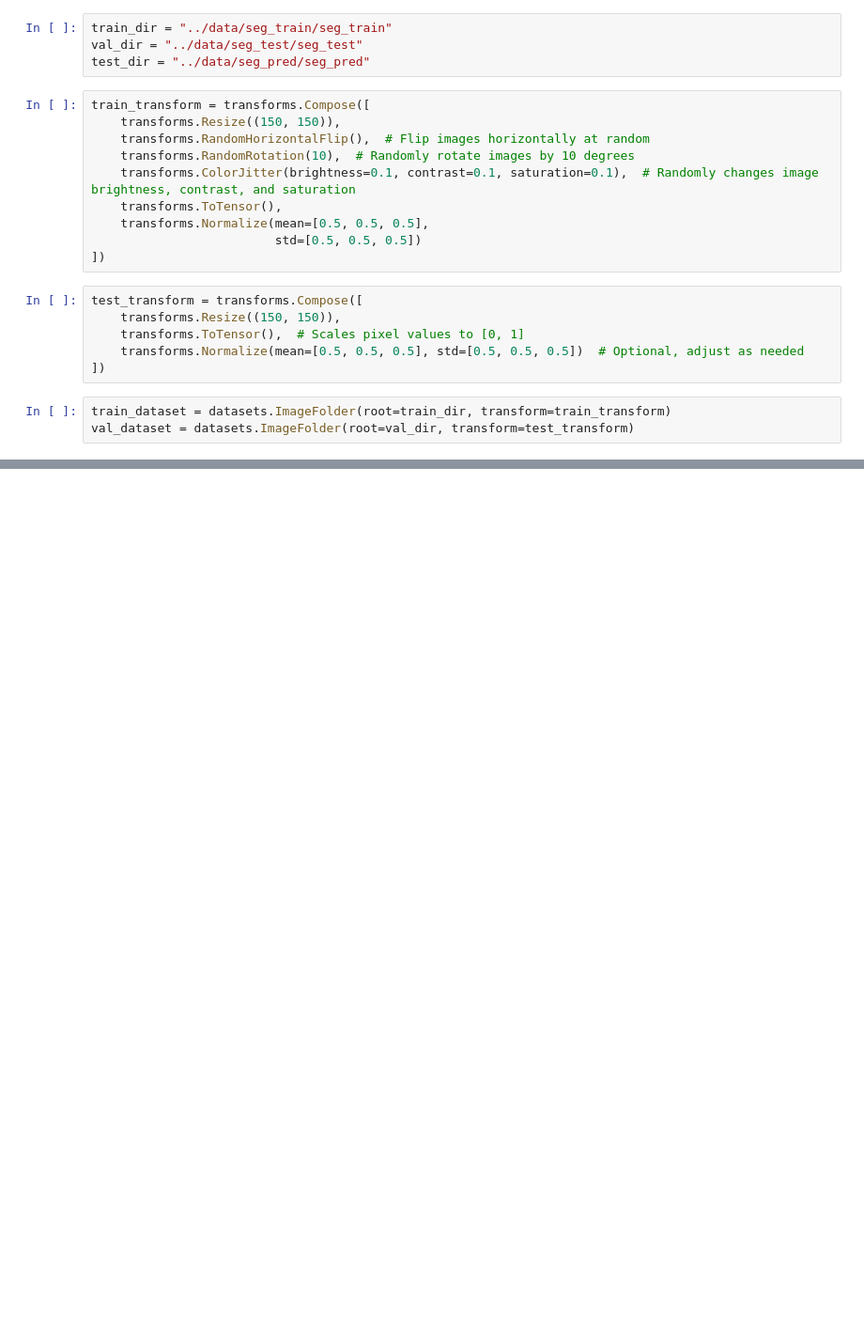
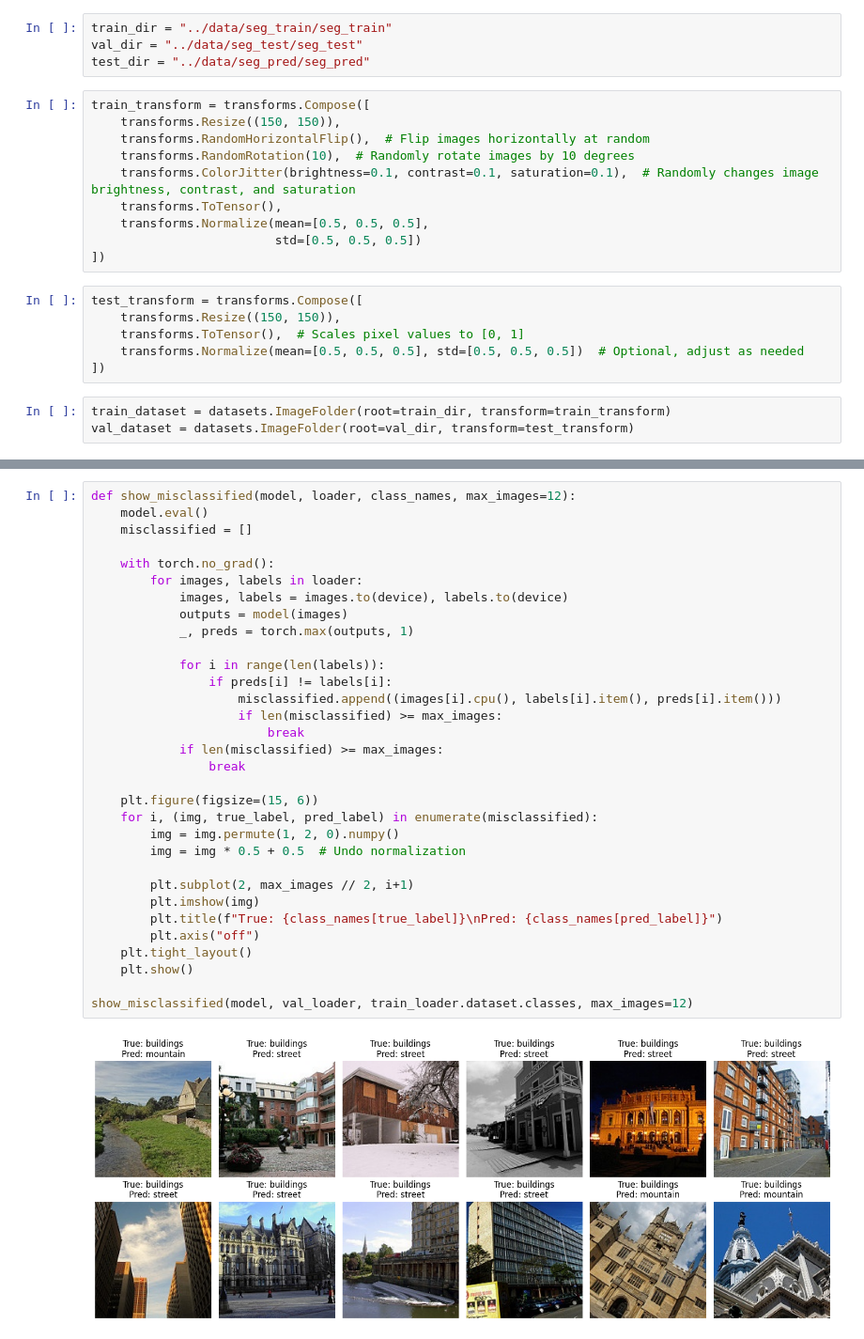
Before and after one commit to BikinGhimire/IntelImageClassification, a Jupyter notebook: Notebooks/Notebook.ipynb, the cells around one changed output, grey strips where cells are left out. Shown at 94% size. Saved outputs shown, nothing was run; the diff lists cells and outputs as text; blank space fills up the shorter version.

```diff
--- a/Notebooks/Notebook.ipynb
+++ b/Notebooks/Notebook.ipynb
@@ -64,0 +198,34 @@ show_images_from_each_class(train_loader.dataset, num_classes=6, images_per_clas
+# %%
+def show_misclassified(model, loader, class_names, max_images=12):
+    model.eval()
+    misclassified = []
+
+    with torch.no_grad():
+        for images, labels in loader:
+            images, labels = images.to(device), labels.to(device)
+            outputs = model(images)
+            _, preds = torch.max(outputs, 1)
+
+            for i in range(len(labels)):
+                if preds[i] != labels[i]:
+                    misclassified.append((images[i].cpu(), labels[i].item(), preds[i].item()))
+                    if len(misclassified) >= max_images:
+                        break
+            if len(misclassified) >= max_images:
+                break
+
+    plt.figure(figsize=(15, 6))
+    for i, (img, true_label, pred_label) in enumerate(misclassified):
+        img = img.permute(1, 2, 0).numpy()
+        img = img * 0.5 + 0.5  # Undo normalization
+
+        plt.subplot(2, max_images // 2, i+1)
+        plt.imshow(img)
+        plt.title(f"True: {class_names[true_label]}\nPred: {class_names[pred_label]}")
+        plt.axis("off")
+    plt.tight_layout()
+    plt.show()
+
+show_misclassified(model, val_loader, train_loader.dataset.classes, max_images=12)
+# %% [output]
+[figure, added]
```
Also changed, not shown: parts of 9 cells of this notebook, 1 other file.
